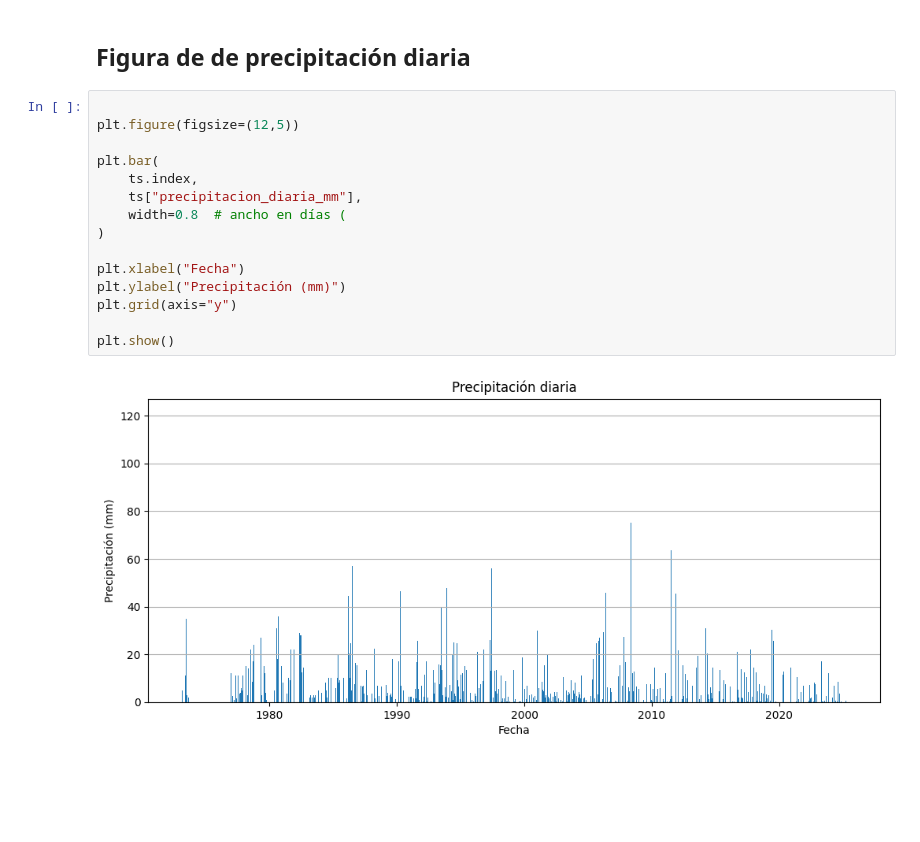
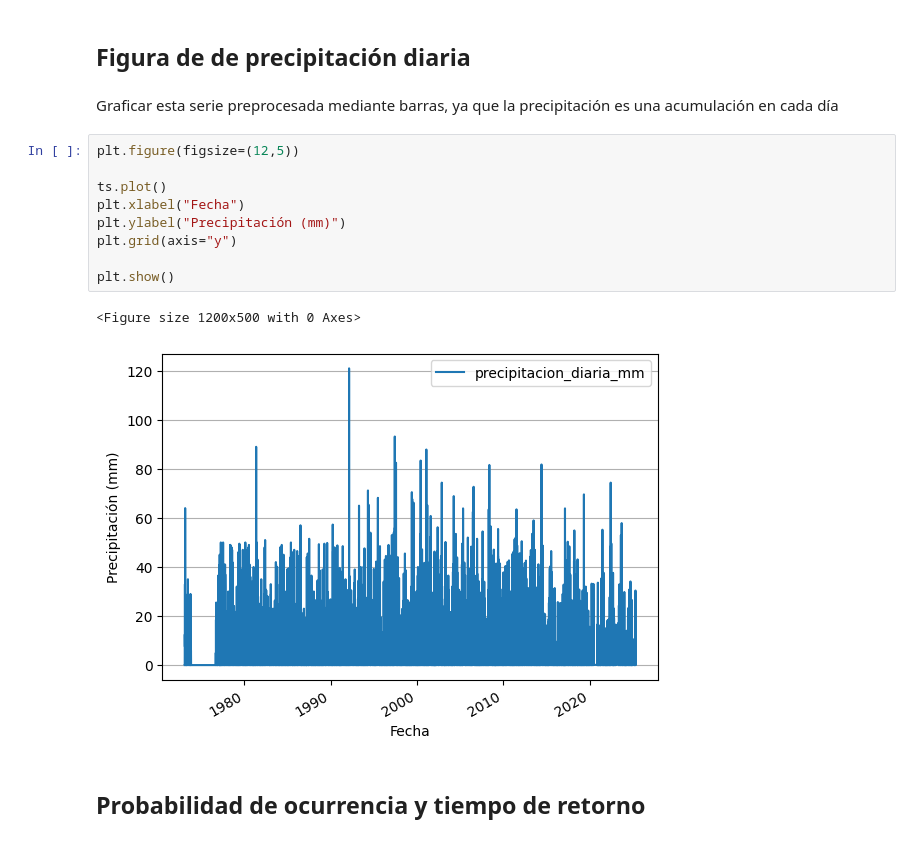
Before and after one commit to matiasalz/RIO-ITATA, a Jupyter notebook: 02_Probabilidad_estadística.ipynb, the cells around one changed output. Cells and saved outputs as stored; diff of their text form; blank space fills up the shorter version.

```diff
--- a/02_Probabilidad_estadística.ipynb
+++ b/02_Probabilidad_estadística.ipynb
@@ -156,19 +160,18 @@ fecha
 # %% [markdown]
 ## Figura de de precipitación diaria
-# %%
-
-plt.figure(figsize=(12,5))
-
-plt.bar(
-    ts.index,
-    ts["precipitacion_diaria_mm"],
-    width=0.8  # ancho en días (
-)
-
-plt.xlabel("Fecha")
-plt.ylabel("Precipitación (mm)")
-plt.grid(axis="y")
-
-plt.show()
-# %% [output]
-[figure, removed]
+# %% [markdown]
+Graficar esta serie preprocesada mediante barras, ya que la precipitación es una acumulación en cada día
+# %%
+plt.figure(figsize=(12,5))
+
+ts.plot()
+plt.xlabel("Fecha")
+plt.ylabel("Precipitación (mm)")
+plt.grid(axis="y")
+
+plt.show()
+# %% [output]
+<Figure size 1200x500 with 0 Axes>
+[figure, added]
+# %% [markdown]
+## Probabilidad de ocurrencia y tiempo de retorno
```
Also changed, not shown: parts of 45 cells of this notebook.
